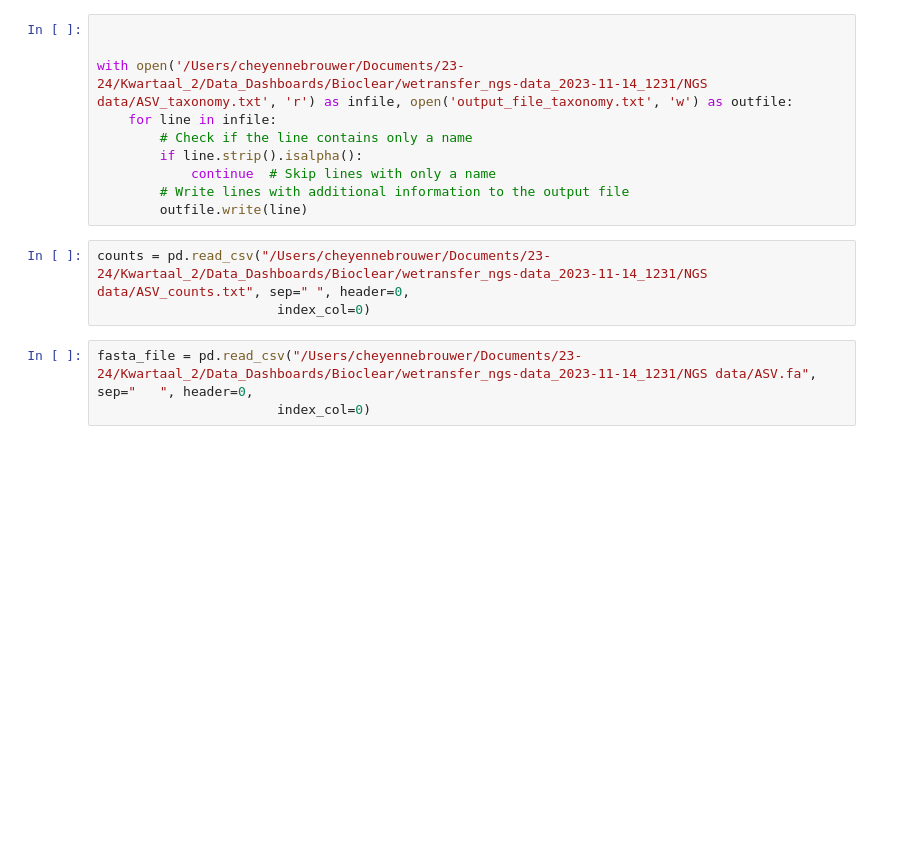
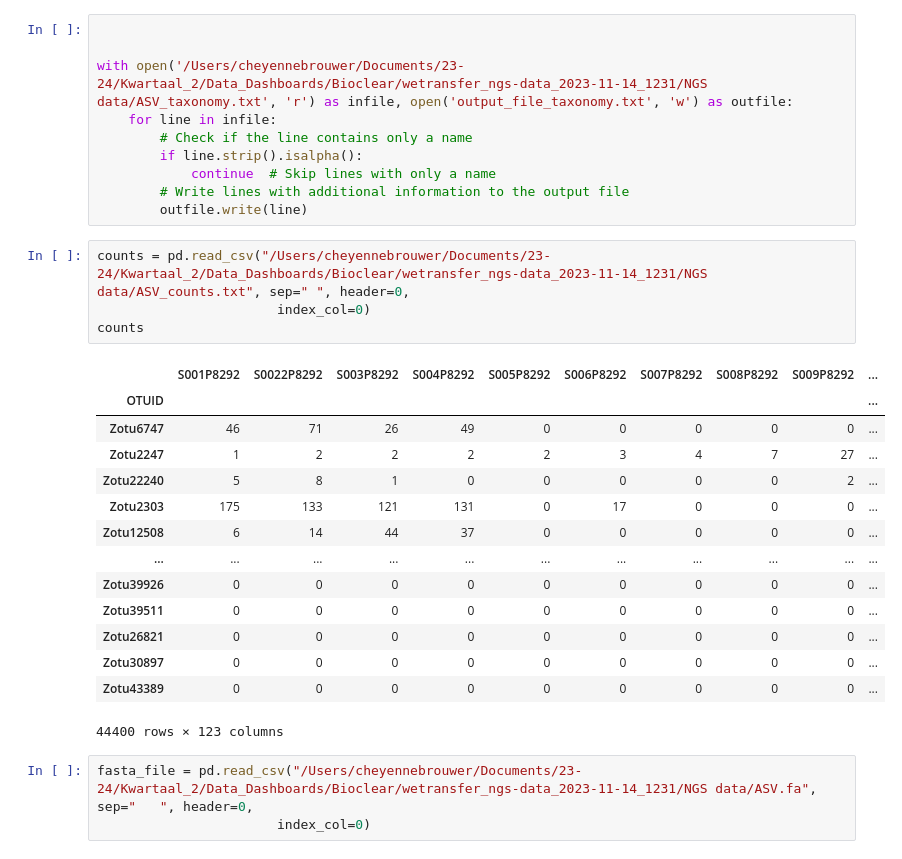
Before and after one commit to cheyennebrouwer/Bioclear_earth, a Jupyter notebook: yuurrrrr_panel.ipynb, the cells around one changed output. Drawn from its saved outputs; the diff is of its cells as text; blank space fills up the shorter version.

```diff
--- a/yuurrrrr_panel.ipynb
+++ b/yuurrrrr_panel.ipynb
@@ -54,6 +54,22 @@ with open('/Users/cheyennebrouwer/Documents/23-24/Kwartaal_2/Data_Dashboards/Bio
 # %%
 counts = pd.read_csv("/Users/cheyennebrouwer/Documents/23-24/Kwartaal_2/Data_Dashboards/Bioclear/wetransfer_ngs-data_2023-11-14_1231/NGS data/ASV_counts.txt", sep="	", header=0,
                        index_col=0)
+counts
+# %% [output]
+|  | S001P8292 | S0022P8292 | S003P8292 | S004P8292 | S005P8292 | S006P8292 | S007P8292 | S008P8292 | S009P8292 | ... |
+| OTUID |  |  |  |  |  |  |  |  |  | ... |
+| Zotu6747 | 46 | 71 | 26 | 49 | 0 | 0 | 0 | 0 | 0 | ... |
+| Zotu2247 | 1 | 2 | 2 | 2 | 2 | 3 | 4 | 7 | 27 | ... |
+| Zotu22240 | 5 | 8 | 1 | 0 | 0 | 0 | 0 | 0 | 2 | ... |
+| Zotu2303 | 175 | 133 | 121 | 131 | 0 | 17 | 0 | 0 | 0 | ... |
+| Zotu12508 | 6 | 14 | 44 | 37 | 0 | 0 | 0 | 0 | 0 | ... |
+| ... | ... | ... | ... | ... | ... | ... | ... | ... | ... | ... |
+| Zotu39926 | 0 | 0 | 0 | 0 | 0 | 0 | 0 | 0 | 0 | ... |
+| Zotu39511 | 0 | 0 | 0 | 0 | 0 | 0 | 0 | 0 | 0 | ... |
+| Zotu26821 | 0 | 0 | 0 | 0 | 0 | 0 | 0 | 0 | 0 | ... |
+| Zotu30897 | 0 | 0 | 0 | 0 | 0 | 0 | 0 | 0 | 0 | ... |
+| Zotu43389 | 0 | 0 | 0 | 0 | 0 | 0 | 0 | 0 | 0 | ... |
+44400 rows × 123 columns
 # %%
 fasta_file = pd.read_csv("/Users/cheyennebrouwer/Documents/23-24/Kwartaal_2/Data_Dashboards/Bioclear/wetransfer_ngs-data_2023-11-14_1231/NGS data/ASV.fa", sep="	", header=0,
                        index_col=0)
```
Also changed, not shown: parts of 2 cells of this notebook, 3 other files.
